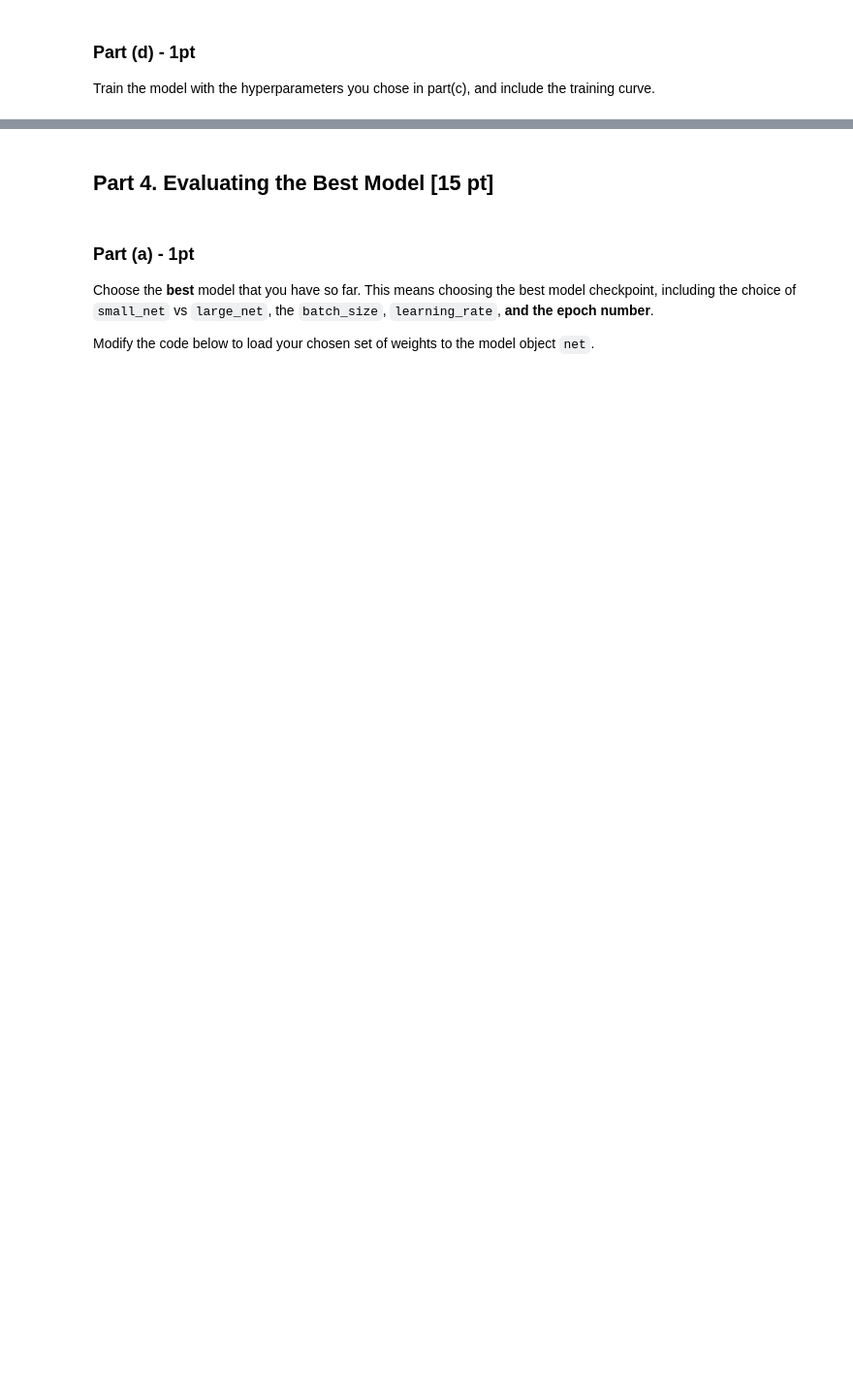
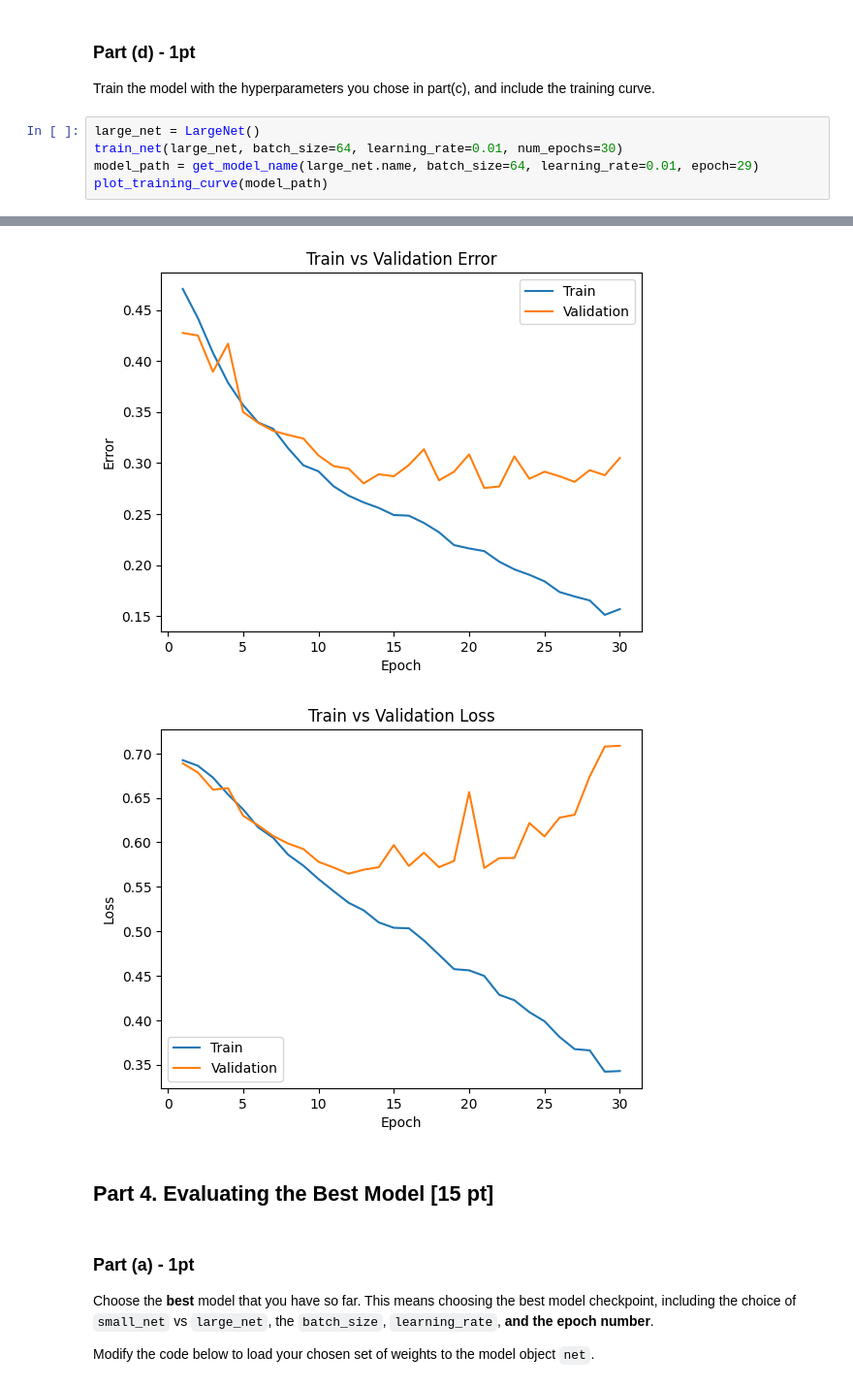
Before and after one commit to Saberartoria77/APS360_labs, a Jupyter notebook: Lab2/Lab2 Cats vs Dogs.ipynb, the cells around one changed output, grey strips where cells are left out. Shown at 97% size. Cells and saved outputs as stored; diff of their text form; blank space fills up the shorter version.

```diff
--- a/Lab2/Lab2 Cats vs Dogs.ipynb
+++ b/Lab2/Lab2 Cats vs Dogs.ipynb
@@ -706,3 +725,9 @@ Justify your choice.
 ### Part (d) - 1pt
 
 Train the model with the hyperparameters you chose in part(c), and include the training curve.
+# %%
+large_net = LargeNet()
+train_net(large_net, batch_size=64, learning_rate=0.01, num_epochs=30)
+model_path = get_model_name(large_net.name, batch_size=64, learning_rate=0.01, epoch=29)
+plot_training_curve(model_path)
+# %% [output]
@@ -709,3 +751,5 @@ Train the model with the hyperparameters you chose in part(c), and include the t
+[figure, added]
+[figure, added]
 # %% [markdown]
 ## Part 4. Evaluating the Best Model [15 pt]
 # %% [markdown]
```
Also changed, not shown: parts of 12 cells of this notebook.
